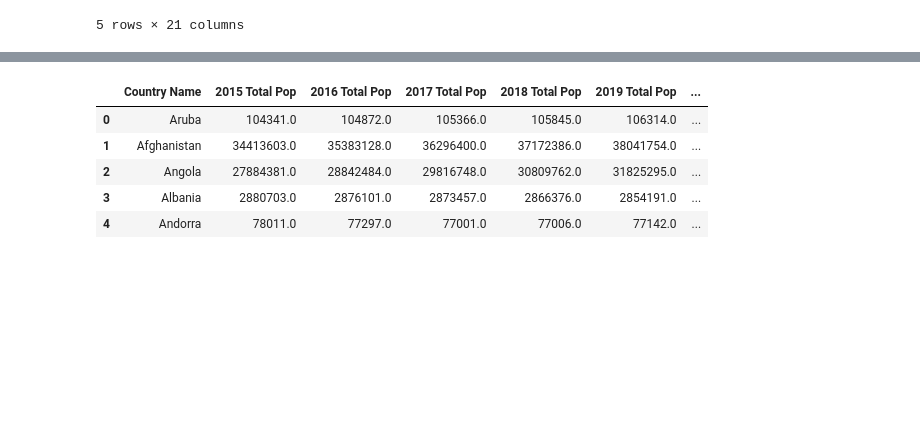
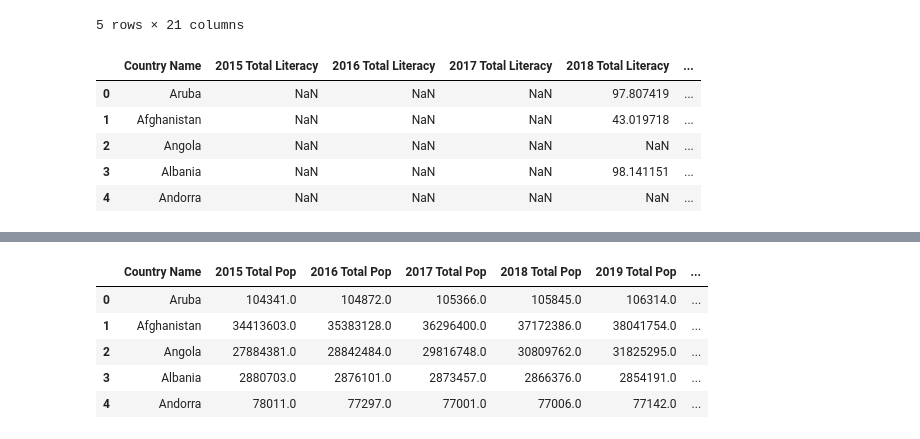
Before and after one commit to patpetrus/project-1-group-5, a Jupyter notebook: ocean_data/merge.ipynb, the cells around one changed output, grey strips where cells are left out. Cells and saved outputs as stored; diff of their text form; code cells hidden in the pictures; blank space fills up the shorter version.

```diff
--- a/ocean_data/merge.ipynb
+++ b/ocean_data/merge.ipynb
@@ -66,3 +68,14 @@ gov_expend_df.head()
 | 3 | American Samoa | NaN | NaN | NaN | NaN | ... |
 | 4 | Andorra | 3.28035 | 3.23707 | 3.21709 | 3.24672 | ... |
 5 rows × 21 columns
+# %%
+# Import literacy CSV
+literacy_df = pd.read_csv(literacy_path)
+literacy_df.head()
+# %% [output]
+|  | Country Name | 2015 Total Literacy | 2016 Total Literacy | 2017 Total Literacy | 2018 Total Literacy | ... |
+| 0 | Aruba | NaN | NaN | NaN | 97.807419 | ... |
+| 1 | Afghanistan | NaN | NaN | NaN | 43.019718 | ... |
+| 2 | Angola | NaN | NaN | NaN | NaN | ... |
+| 3 | Albania | NaN | NaN | NaN | 98.141151 | ... |
+| 4 | Andorra | NaN | NaN | NaN | NaN | ... |
```
Also changed, not shown: parts of 7 cells of this notebook, 4 other files.
